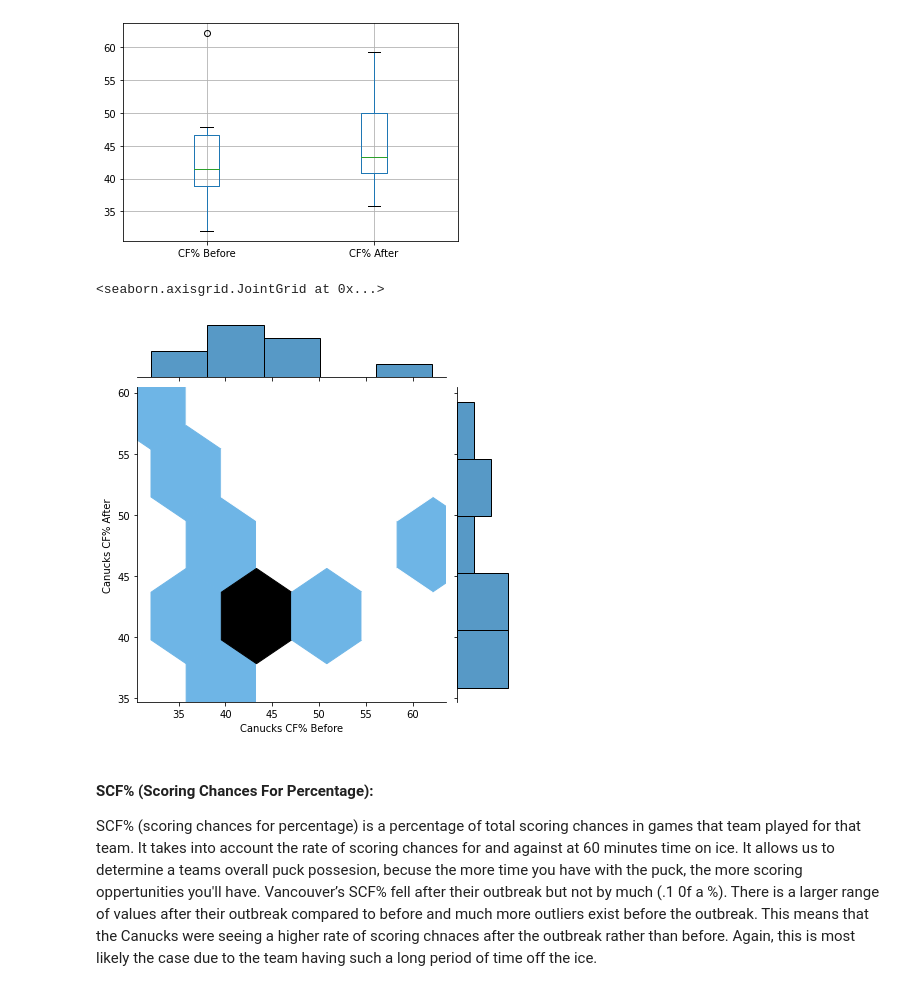
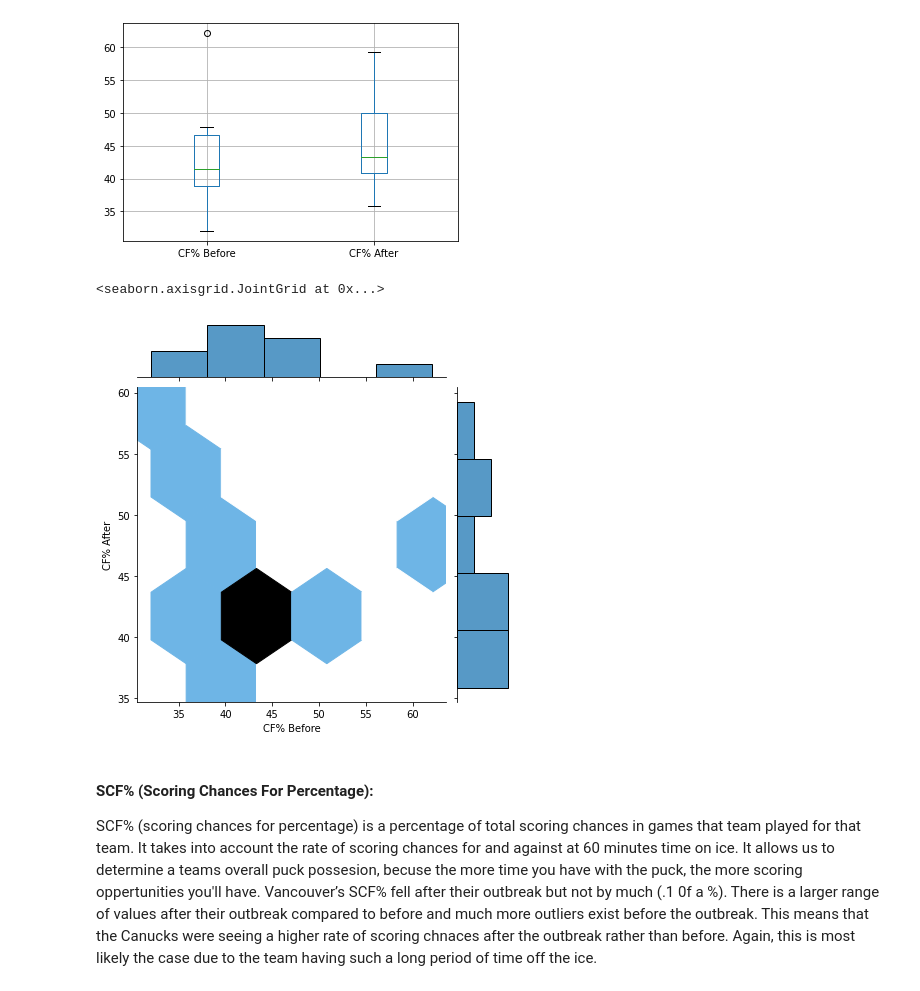
Before and after one commit to data301-2021-winter1/project-group23-project, a Jupyter notebook: notebooks/analysis1.ipynb, the cells around one changed output. Saved outputs shown, nothing was run; the diff lists cells and outputs as text; code cells hidden in the pictures.

```diff
--- a/notebooks/analysis1.ipynb
+++ b/notebooks/analysis1.ipynb
@@ -324,10 +208,10 @@ CanucksBandA.boxplot(['CF% Before','CF% After'])
 <AxesSubplot:>
 [figure]
 # %%
-sns.jointplot(data=FinalCovidDataFrame, x='Canucks CF% Before', y='Canucks CF% After', kind='hex')
+sns.jointplot(data=CanucksBandA, x='CF% Before', y='CF% After', kind='hex')
 # %% [output]
 <seaborn.axisgrid.JointGrid at 0x...>
-[figure, old version]
+[figure, new version]
 # %% [markdown]
 #### SCF% (Scoring Chances For Percentage):
 SCF% (scoring chances for percentage)  is a percentage of total scoring chances in games that team played for that team. It takes into account the rate of scoring chances for and against at 60 minutes time on ice. It allows us to determine a teams overall puck possesion, becuse the more time you have with the puck, the more scoring oppertunities you'll have. Vancouver’s SCF% fell after their outbreak but not by much (.1 0f a %). There is a larger range of values after their outbreak compared to before and much more outliers exist before the outbreak. This means that the Canucks were seeing a higher rate of scoring chnaces after the outbreak rather than before. Again, this is most likely the case due to the team having such a long period of time off the ice.
```
Also changed, not shown: parts of 33 cells of this notebook.
